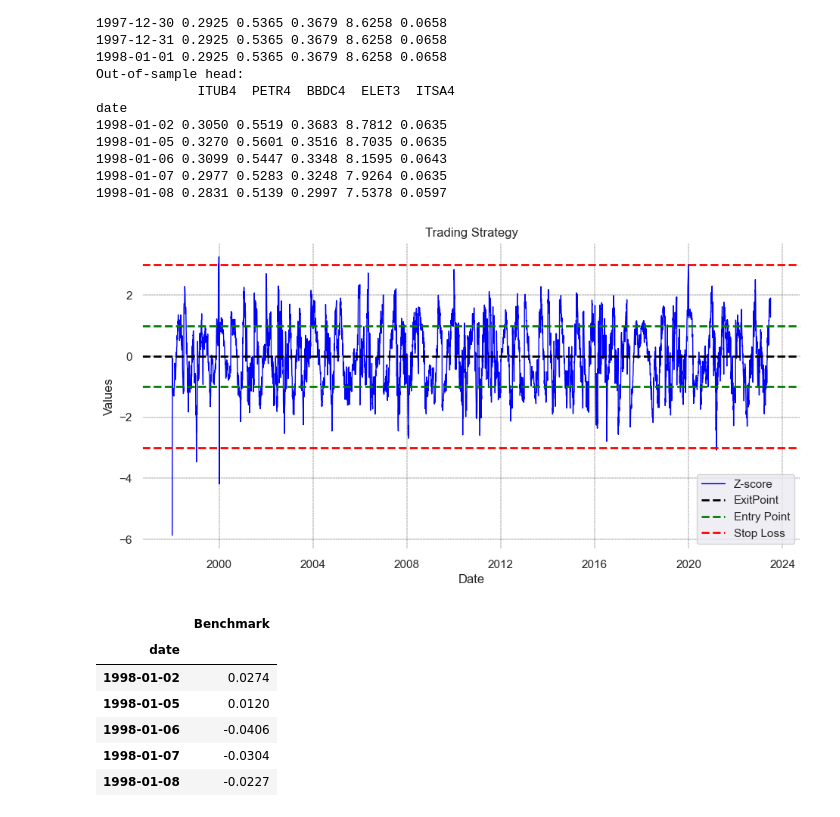
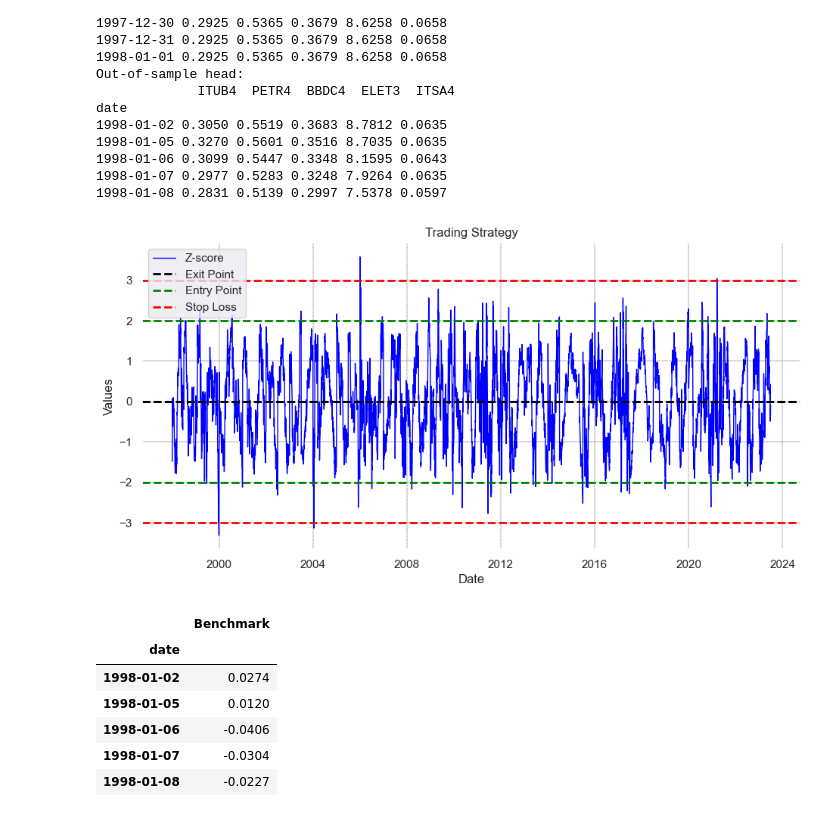
Before and after one commit to JoaoJungblut/Multivariate_Cointegration_in_Statistical_Arbitrage, a Jupyter notebook: TS_JOAORAMOSJUNGBLUT_CODE.ipynb, the cells around one changed output. Cells and saved outputs as stored; diff of their text form; code cells hidden in the pictures.

```diff
--- a/TS_JOAORAMOSJUNGBLUT_CODE.ipynb
+++ b/TS_JOAORAMOSJUNGBLUT_CODE.ipynb
@@ -245,7 +245,7 @@ class Backtest:
         hedge_ratio : array-like
             Hedge Ratios.
         """
-        HR = self.johansen.beta().T
+        HR = self.johansen.Phi()[0]
 
         return HR / HR[0]
 
@@ -258,7 +258,7 @@ class Backtest:
             Portfolio weights.
         """
 
-        return np.round(self._hedge_ratio / np.sum(self._hedge_ratio), 2)[0]
+        return np.round(self._hedge_ratio / np.sum(self._hedge_ratio), 2)
 
     def spread(self):
         """
@@ -268,7 +268,7 @@ class Backtest:
         spread : array-like
             Spread.
         """
-        return np.nan_to_num(np.dot(self._hedge_ratio , self.outofSample.T))[0]
+        return np.nan_to_num(np.dot(self._hedge_ratio, self.outofSample.T))
 
     def z_score(self):
         """
@@ -552,9 +552,16 @@ class Performance:
 
         return metrics
 # %%
+# Define signals
+entry_point = 2
+exit_point = 0
+stop_loss = 3
+
+
 # Define an empty dictionary to store the results
 strategy = {}
 portfolio = {}
+weights = {}
 
 for i in range(1, len(inSample)):
     # Set seed
@@ -569,40 +576,44 @@ for i in range(1, len(inSample)):
         _outofSample = outofSample[i][selected_columns]
 
         # Test for cointegration
         coint = Johansen(_inSample).n_coint_vectors()
 
         if coint >= 1:
             # Run backtest
-            backtest = Backtest(inSample=_inSample, outofSample=_outofSample, entry_point=1, stop_loss=3)
+            backtest = Backtest(inSample=_inSample, outofSample=_outofSample, entry_point=entry_point, exit_point=exit_point, stop_loss=stop_loss)
             strategy[i] = pd.DataFrame({"Z-score": backtest.z_score()}, index=_outofSample.index)
             portfolio[i] = backtest.port_rtn()
+            weights[i] = pd.DataFrame({"Asset": selected_columns, "Weight": backtest.weight()}, index=[i]*10)
+
             cointegrated = True
         else:
             # Set backtest to 0 or handle as needed
             portfolio[i] = pd.DataFrame([0] * len(_outofSample), index=_outofSample.index)
 
 # concatenate all DataFrames into a single DataFrame
 strategy = pd.concat(strategy.values(), axis=0)
 portfolio = pd.concat(portfolio.values(), axis=0)
+weights = pd.concat(weights.values(), axis=0)
 
 # Plot z-score and signals
 # Plotting
 fig, ax = plt.subplots(figsize=(10, 5))
 ax.plot(strategy.index, strategy.iloc[:,0], label='Z-score', color='blue', linewidth=1)
-ax.axhline(y=0, color='black', linestyle='--', linewidth=2, label='ExitPoint')
-ax.axhline(y=-1, color='green', linestyle='--', linewidth=2, label='Entry Point')
-ax.axhline(y=1, color='green', linestyle='--',linewidth=2)
-ax.axhline(y=-3, color='red', linestyle='--', linewidth=2, label='Stop Loss')
-ax.axhline(y=3, color='red', linestyle='--', linewidth=2)
+ax.axhline(y=-exit_point, color='black', linestyle='--', linewidth=2, label='Exit Point')
+ax.axhline(y=exit_point, color='black', linestyle='--', linewidth=2)
+ax.axhline(y=-entry_point, color='green', linestyle='--', linewidth=2, label='Entry Point')
+ax.axhline(y=entry_point, color='green', linestyle='--',linewidth=2)
+ax.axhline(y=-stop_loss, color='red', linestyle='--', linewidth=2, label='Stop Loss')
+ax.axhline(y=stop_loss, color='red', linestyle='--', linewidth=2)
 ax.set_ylabel('Values')
 ax.set_xlabel('Date')
 ax.set_facecolor('white')
 ax.grid(color='black', linestyle='--', linewidth=0.3)
 ax.set_title("Trading Strategy")
 ax.legend()
 plt.show()
 # %% [output]
-[figure, old version]
+[figure, new version]
 # %%
 # Load Ibovespa index
 ibov = pd.read_excel('Ibovespa.xlsx', skiprows=1, index_col=0, parse_dates=True).dropna()
```
Also changed, not shown: parts of 6 cells of this notebook.
